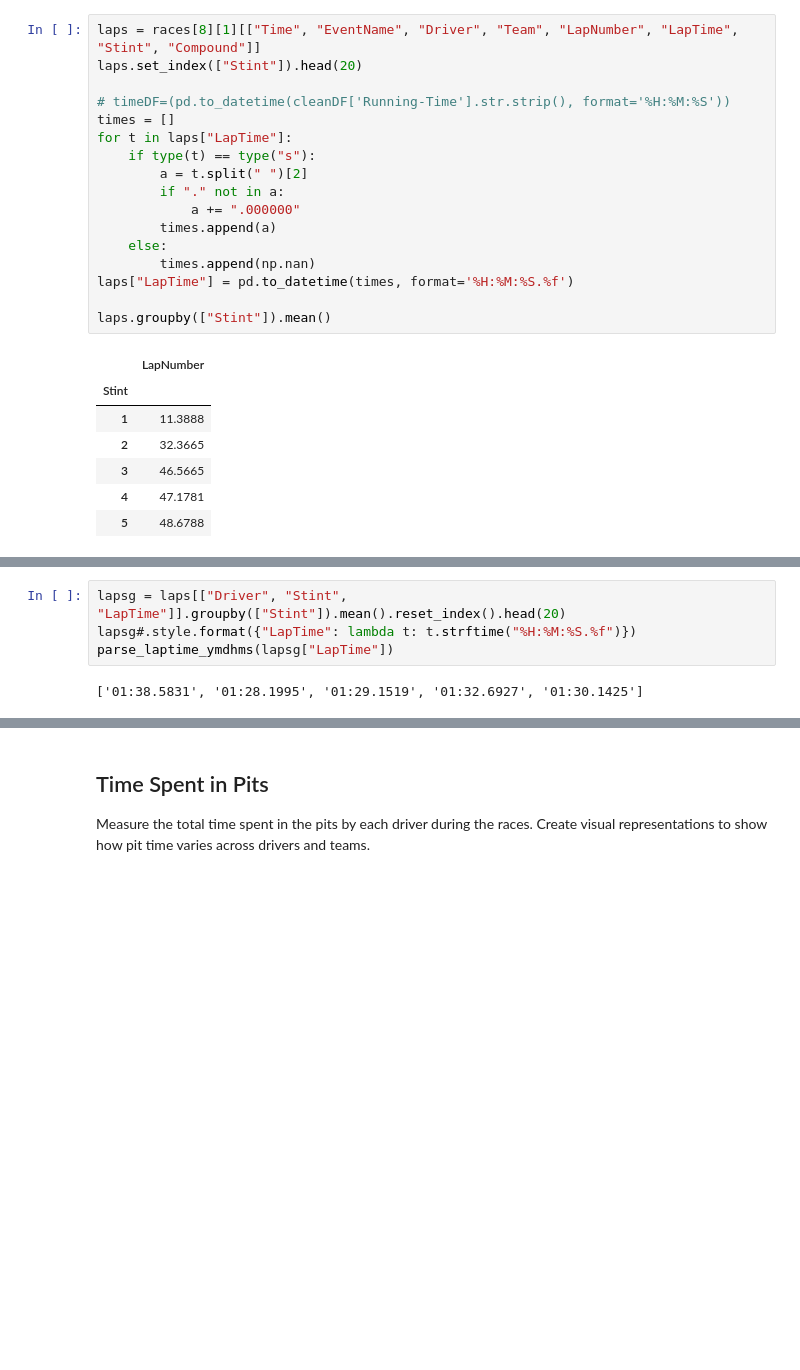
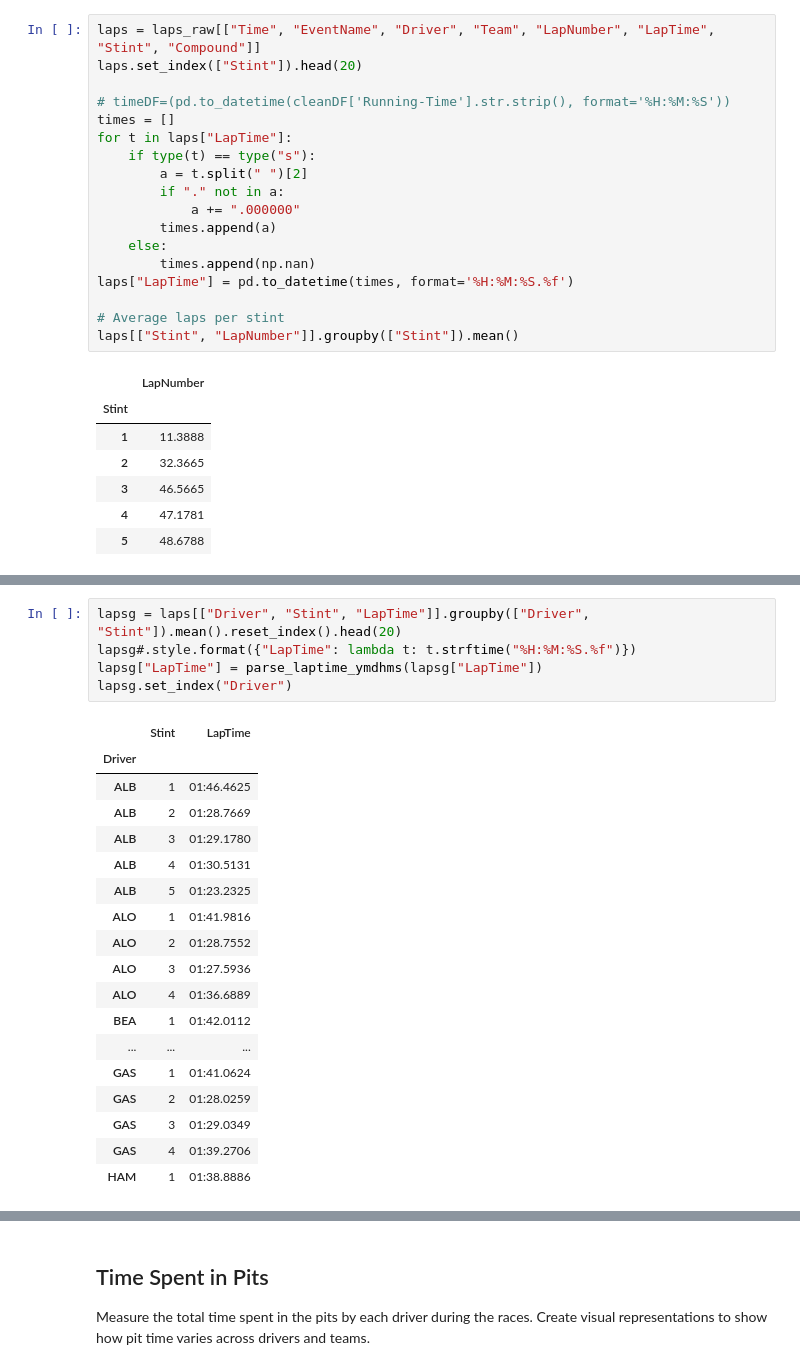
Before and after one commit to MyNameIsCalvinDavis/Data-Science, a Jupyter notebook: F1/F1.ipynb, the cells around one changed output, grey strips where cells are left out. Saved outputs shown, nothing was run; the diff lists cells and outputs as text; blank space fills up the shorter version.

```diff
--- a/F1/F1.ipynb
+++ b/F1/F1.ipynb
@@ -463,7 +466,7 @@ Calculate the average lap time for each stint. Visualize the changes in lap time
 * Average Lap Time Per Stint
     * Laps data -
 # %%
-laps = races[8][1][["Time", "EventName", "Driver", "Team", "LapNumber", "LapTime", "Stint", "Compound"]]
+laps = laps_raw[["Time", "EventName", "Driver", "Team", "LapNumber", "LapTime", "Stint", "Compound"]]
 laps.set_index(["Stint"]).head(20)
 
 # timeDF=(pd.to_datetime(cleanDF['Running-Time'].str.strip(), format='%H:%M:%S'))
@@ -478,7 +481,8 @@ for t in laps["LapTime"]:
         times.append(np.nan)
 laps["LapTime"] = pd.to_datetime(times, format='%H:%M:%S.%f')
 
-laps.groupby(["Stint"]).mean()
+# Average laps per stint
+laps[["Stint", "LapNumber"]].groupby(["Stint"]).mean()
 # %% [output]
 |  | LapNumber |
 | Stint |  |
@@ -529,6 +548,24 @@ lapsg.T
 # %%
-lapsg = laps[["Driver", "Stint", "LapTime"]].groupby(["Stint"]).mean().reset_index().head(20)
+lapsg = laps[["Driver", "Stint", "LapTime"]].groupby(["Driver", "Stint"]).mean().reset_index().head(20)
 lapsg#.style.format({"LapTime": lambda t: t.strftime("%H:%M:%S.%f")})
-parse_laptime_ymdhms(lapsg["LapTime"])
+lapsg["LapTime"] = parse_laptime_ymdhms(lapsg["LapTime"])
+lapsg.set_index("Driver")
 # %% [output]
-['01:38.5831', '01:28.1995', '01:29.1519', '01:32.6927', '01:30.1425']
+|  | Stint | LapTime |
+| Driver |  |  |
+| ALB | 1 | 01:46.4625 |
+| ALB | 2 | 01:28.7669 |
+| ALB | 3 | 01:29.1780 |
+| ALB | 4 | 01:30.5131 |
+| ALB | 5 | 01:23.2325 |
+| ALO | 1 | 01:41.9816 |
+| ALO | 2 | 01:28.7552 |
+| ALO | 3 | 01:27.5936 |
+| ALO | 4 | 01:36.6889 |
+| BEA | 1 | 01:42.0112 |
+| ... | ... | ... |
+| GAS | 1 | 01:41.0624 |
+| GAS | 2 | 01:28.0259 |
+| GAS | 3 | 01:29.0349 |
+| GAS | 4 | 01:39.2706 |
+| HAM | 1 | 01:38.8886 |
```
Also changed, not shown: parts of 16 cells of this notebook, 1 other file.
